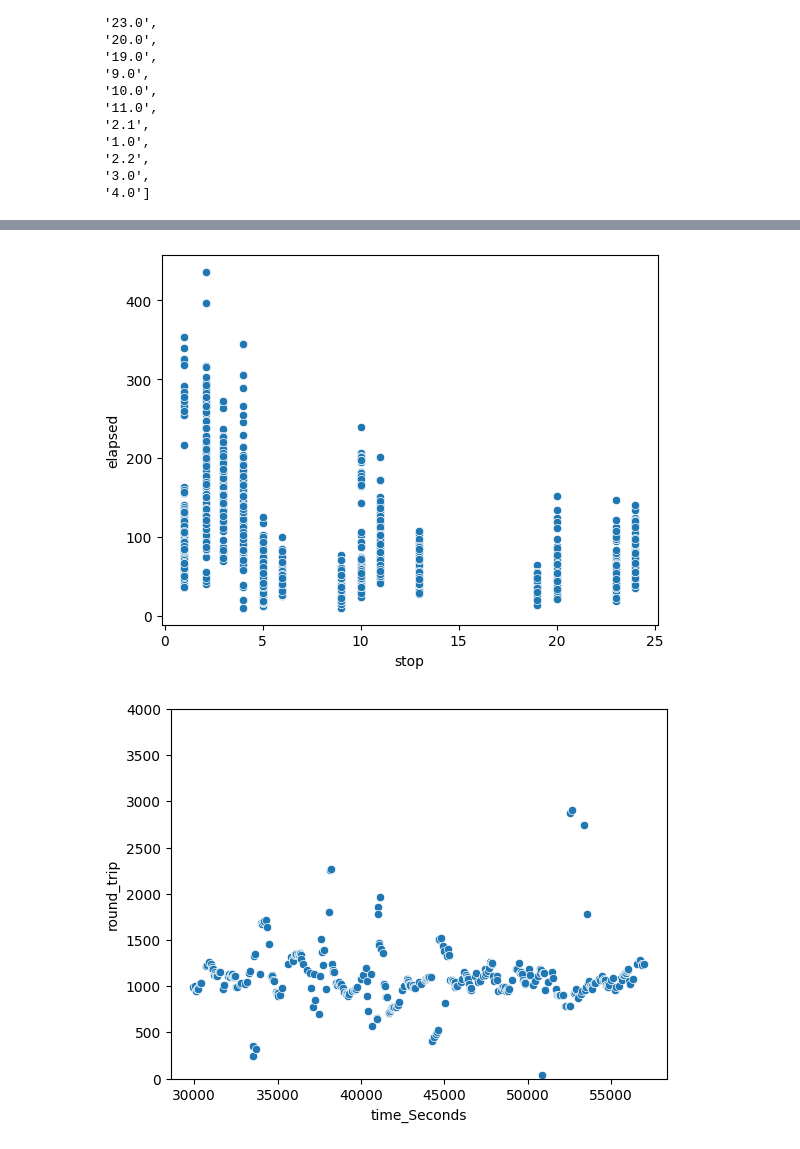
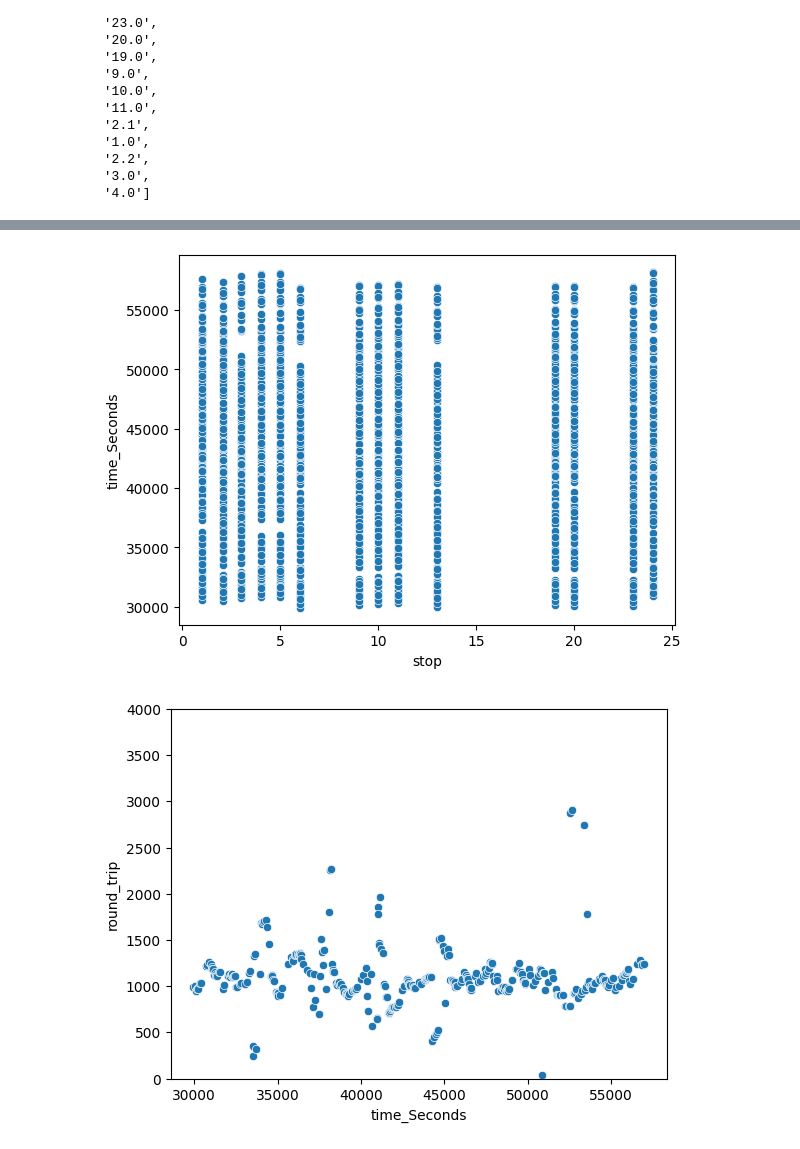
Before and after one commit to sheriranka/urban-computing-bus, a Jupyter notebook: data_augmentation.ipynb, the cells around one changed output, grey strips where cells are left out. Drawn from its saved outputs; the diff is of its cells as text; code cells hidden in the pictures.

```diff
--- a/data_augmentation.ipynb
+++ b/data_augmentation.ipynb
@@ -392,7 +432,7 @@ list_of_stops
 ## Gaussian noise
 def add_gaussian_noise(data, mean=1., std=1):
     noise = np.random.normal(loc=mean, scale=std, size=data.shape)
-    return abs(noise)
+    return noise
 # %%
 ### loop through each timestamp in global_data_per_stop_per_hour
 # de 8 a 8:20
@@ -411,7 +451,7 @@ def create_augmented_data(global_data_per_stop_per_hour, list_of_timestamps, lis
         'lon':[],
         'next_stop':[],
     })
-
+    lmaoed =0
     for i in range(amount_of_loops):
         current_timestamp =  random.randint(28800,30000)
         current_loop = 0
@@ -433,10 +473,14 @@ def create_augmented_data(global_data_per_stop_per_hour, list_of_timestamps, lis
             ## here we augment each stop at given timestamp
             augmented_data = {}
             for stop in global_data_per_stop_per_hour[timestamp]:
+                augmented_data[stop] = []
                 elapsed = np.array(global_data_per_stop_per_hour[timestamp][stop]['elapsed_per_stop'])
                 average = 1
+                # print('noise')
+                # print(noise)
                 standard_deviation = global_data_per_stop_per_hour[timestamp][stop]['standard_deviation']
                 noise = add_gaussian_noise(elapsed, average, standard_deviation)
+                # print(noise)
                 augmented_data[stop]= elapsed + noise
 
 
@@ -444,11 +488,14 @@ def create_augmented_data(global_data_per_stop_per_hour, list_of_timestamps, lis
                 largest_elapsed_time_array_len = 4
                 augmented_data = {}
                 for stop in global_data_per_stop:
+                    augmented_data[stop] = []
                     elapsed = np.array(global_data_per_stop[stop]['elapsed_per_stop'])
                     average = 1
                     standard_deviation = global_data_per_stop[stop]['standard_deviation']
+                    # print('noise')
                     noise = add_gaussian_noise(elapsed, average, standard_deviation)
-                    augmented_data[stop]= elapsed + noise
+                    # print(noise)
+                    augmented_data[stop] = elapsed + noise
 
             ## Este largest elapsed sonlos roundtrips
             for elapsed_time in range(largest_elapsed_time_array_len):
@@ -458,10 +505,14 @@ def create_augmented_data(global_data_per_stop_per_hour, list_of_timestamps, lis
 
                     try:
                         value_to_add = augmented_data[stop][elapsed_time]
+                        # print(value_to_add)
+
                     except:
+                        lmaoed +=1
 
                         try:
                             value_to_add = global_data_per_stop_per_hour[timestamp][stop]['average']
+
                             standard_deviation = global_data_per_stop_per_hour[timestamp][stop]['standard_deviation']
                             value_to_add = value_to_add + add_gaussian_noise(np.array([value_to_add]), average, standard_deviation)[0]
                         except:
@@ -469,13 +520,24 @@ def create_augmented_data(global_data_per_stop_per_hour, list_of_timestamps, lis
                             standard_deviation = global_data_per_stop[stop]['standard_deviation']
                             value_to_add +=  add_gaussian_noise(np.array([value_to_add]), average, standard_deviation)[0]
 
-
+                    # print(value_to_add)
                     if(current_loop== 0):
                         current_timestamp = current_timestamp
                         elapsed =  None
                     else:
+
+
+                        if(value_to_add<0):
+                            value_to_add = global_data_per_stop[stop]['average'] + value_to_add
+
+                        # if(current_timestamp + math.floor(value_to_add)<0):
+                        #     current_timestamp = global_data_per_stop[stop]['average'] + current_timestamp + math.floor(value_to_add)
+                        #     elapsed =  math.floor(value_to_add)
                         current_timestamp = current_timestamp + math.floor(value_to_add)
+
+
                         elapsed =  math.floor(value_to_add)
+                        # print()
 
 
 
@@ -512,10 +574,12 @@ def create_augmented_data(global_data_per_stop_per_hour, list_of_timestamps, lis
                     print('break')
                     break
 
+    print(current_loop- lmaoed)
     return new_augmented_dataframe
 
 
 new_augmented_dataframe = create_augmented_data(global_data_per_stop_per_hour, list_of_timestamps, list_of_stops, 5)
+new_augmented_dataframe.reset_index(drop=True, inplace=True)
 # %% [output]
 28800
 9
@@ -553,5 +621,5 @@ new_augmented_dataframe
 # %%
 # plot roundtrips,
 remove_none_round_trip = new_augmented_dataframe[new_augmented_dataframe['round_trip'].notnull()]
-sns.scatterplot(x='stop', y='elapsed', data=remove_none_round_trip)
+sns.scatterplot(x='stop', y='time_Seconds', data=remove_none_round_trip)
 # %% [output]
@@ -559,4 +627,4 @@ sns.scatterplot(x='stop', y='elapsed', data=remove_none_round_trip)
-[figure, old version]
+[figure, new version]
 # %%
 df_c = remove_none_round_trip[['time_Seconds','round_trip']]
 sns.scatterplot(data=df_c,x='time_Seconds', y= 'round_trip')
```
Also changed, not shown: parts of 5 cells of this notebook, 3 other files.
